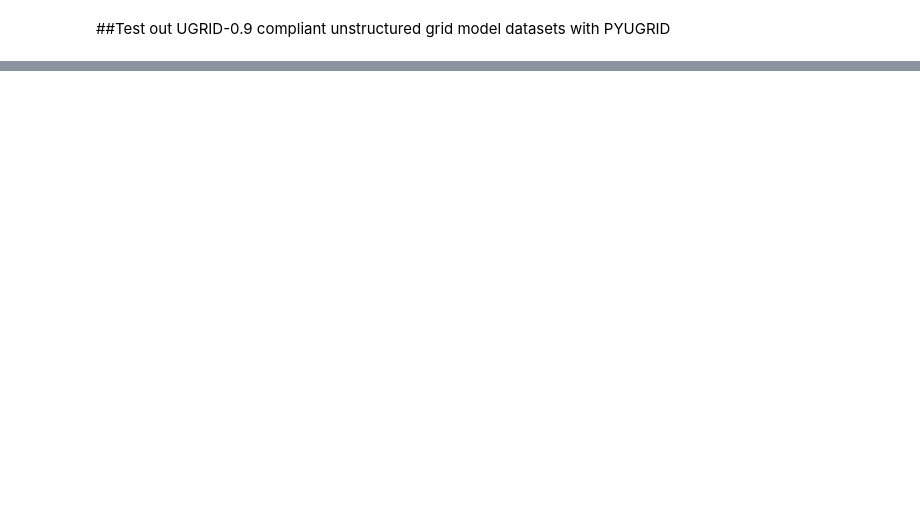
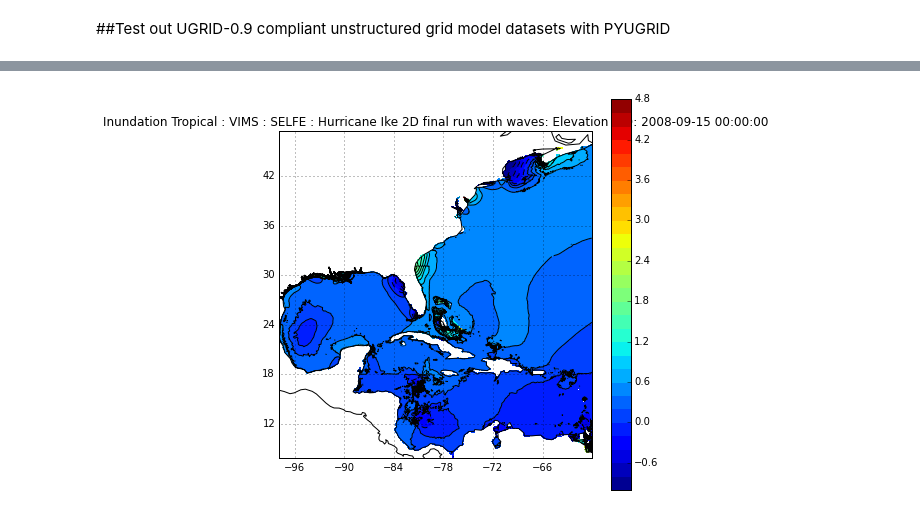
Before and after one commit to ioos/comt, a Jupyter notebook: python/pyugrid_test.ipynb, the cells around one changed output, grey strips where cells are left out. Saved outputs shown, nothing was run; the diff lists cells and outputs as text; code cells hidden in the pictures; blank space fills up the shorter version.

```diff
--- a/python/pyugrid_test.ipynb
+++ b/python/pyugrid_test.ipynb
@@ -87,0 +106,4 @@ title('%s: Elevation (m): %s' % (zcube.attributes['title'],tstr));
+# %%
+fig, ax = plot_model('SELFE')
+# %% [output]
+[figure, added]
```
Also changed, not shown: parts of 19 cells of this notebook, 1 other file.
